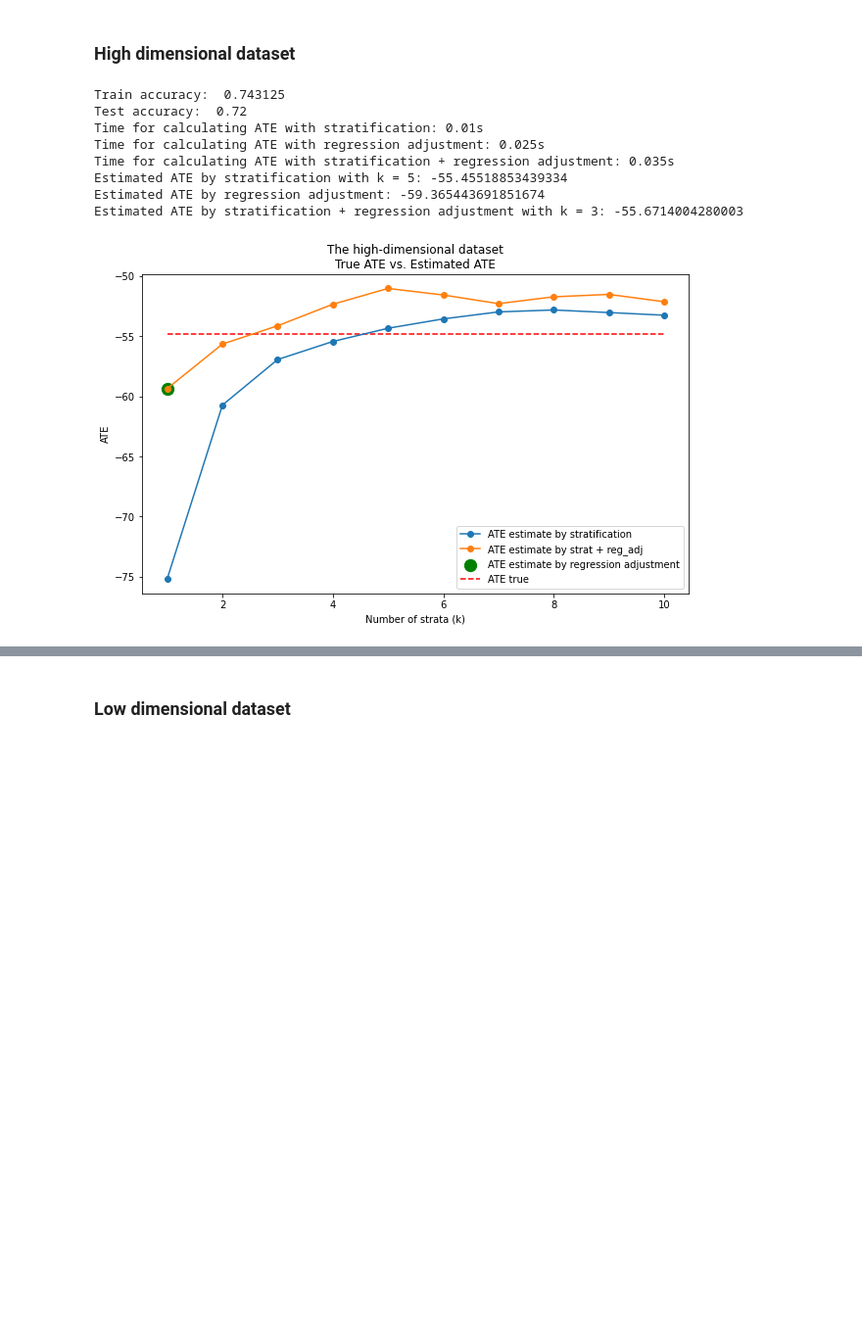
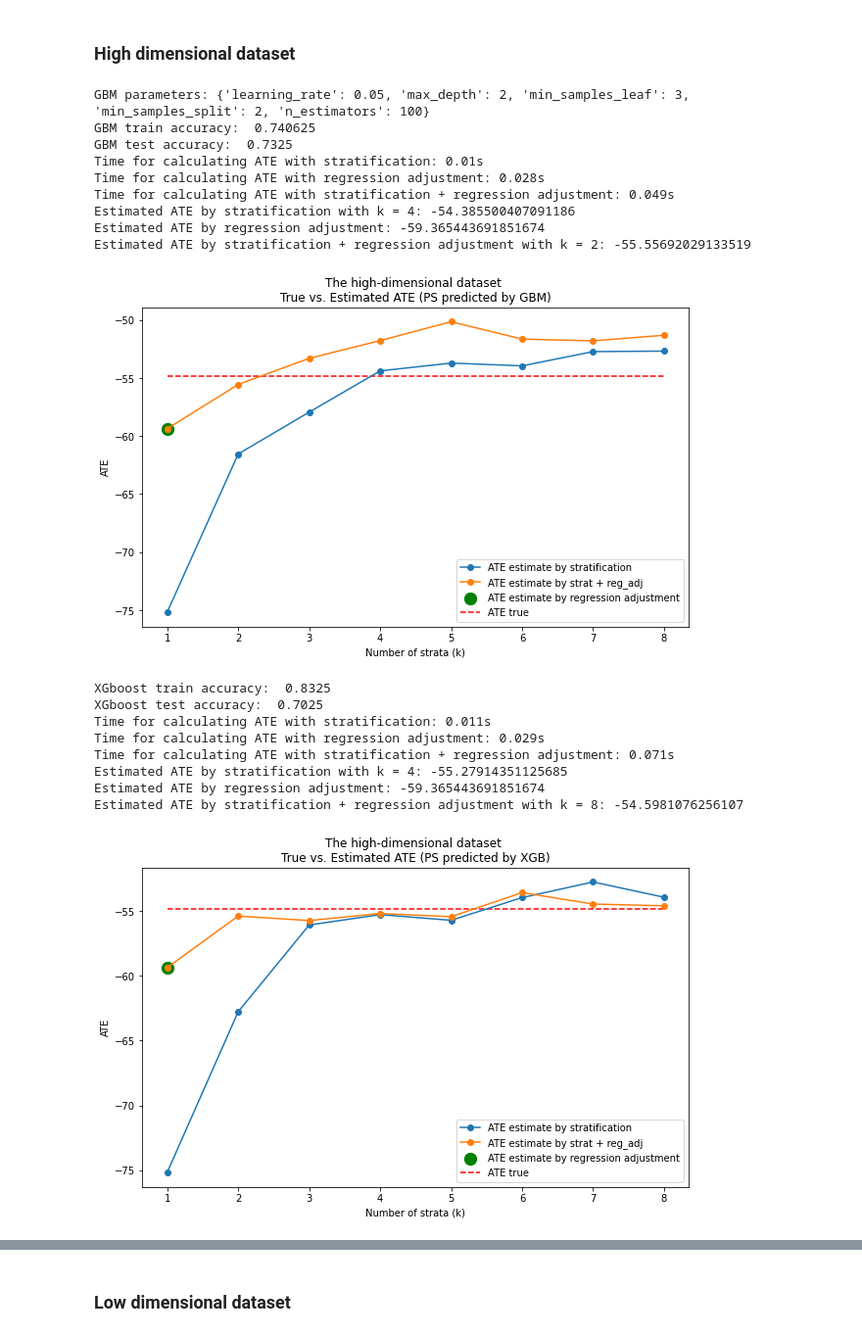
Before and after one commit to TZstatsADS/Spring2021-Project4-group2, a Jupyter notebook: doc/summary3.ipynb, the cells around one changed output, grey strips where cells are left out. Shown at 98% size. Saved outputs shown, nothing was run; the diff lists cells and outputs as text; code cells hidden in the pictures; blank space fills up the shorter version.

```diff
--- a/doc/summary3.ipynb
+++ b/doc/summary3.ipynb
@@ -552,6 +549,7 @@ summary = summary.append(row3)
 # %%
-def estimation_summary(data:pd.DataFrame, data_X:pd.DataFrame, max_k:int, true_ATE=true_ATE, title="high", resample=None):
+def estimation_summary(dataset:pd.DataFrame, max_k:int, true_ATE=true_ATE, title="high", resample=None, boost='GBM'):
     """
+    data:pd.DataFrame, data_X:pd.DataFrame,
     This function reads in data and returns best ATE estimation generated from the
     most appropriate k value for each algorithm.
 
@@ -571,15 +569,17 @@ def estimation_summary(data:pd.DataFrame, data_X:pd.DataFrame, max_k:int, true_A
     log: pd.DataFrame, chunk of summary table
 
     """
+    data, data_X = data_preparation_pipeline(dataset, resample=resample, label=dataset_name, boost=boost)
+
     strat_results = [Calculate_ATE_Strat(data, i) for i in range(1, max_k+1)]
     strat_reg_results = [Calculate_ATE_StratRegrAdjusted_with_X(data, data_X, i) for i in range(1, max_k+1)]
 
     error = [abs(strat_results[i] - true_ATE) for i in range(len(strat_results))]
-    best_k_strat = error.index(min(error))
+    best_k_strat = error.index(min(error))+1
     #best_ATE_strat = strat_results[best_k_strat]
 
     error = [abs(strat_reg_results[i] - true_ATE) for i in range(len(strat_reg_results))]
-    best_k_strat_reg = error.index(min(error))
+    best_k_strat_reg = error.index(min(error))+1
     #best_ATE_strat_reg = strat_reg_results[best_k_strat_reg]
 
     start = time.time()
@@ -597,20 +597,27 @@ def estimation_summary(data:pd.DataFrame, data_X:pd.DataFrame, max_k:int, true_A
     t_combined = time.time()-start
     print("Time for calculating ATE with stratification + regression adjustment: {}s".format(round(t_combined, 4)))
 
-    print("Estimated ATE by stratification with k = {}: {}".format(best_k_strat+1, strat))
+    print("Estimated ATE by stratification with k = {}: {}".format(best_k_strat, strat))
     print("Estimated ATE by regression adjustment: {}".format(regadj))
-    print("Estimated ATE by stratification + regression adjustment with k = {}: {}".format(best_k_strat_reg+1, combined))
+    print("Estimated ATE by stratification + regression adjustment with k = {}: {}".format(best_k_strat_reg, combined))
+
+    # resamping label
+    if resample == 'over':
+        resample_str = '(oversampled)'
+    elif resample == 'smote':
+        resample_str = '(SMOTE)'
+    else: resample_str = ''
 
     # Add results to summary
     log = pd.DataFrame(columns=summary_cols)
-    resample_str = resample if resample != None else ''
-    row1= pd.DataFrame([[str('Stratification (K={})'.format(best_k_strat+1)), str(title+'-dim'+resample_str), 'GBM',
+
+    row1= pd.DataFrame([[str('Stratification (K={})'.format(best_k_strat+1)), str(title+'-dim'+resample_str), boost,
                          t_strat, round((strat-true_ATE)**2,4)]], columns = summary_cols)
     log = log.append(row1)
-    row2= pd.DataFrame([['Regression Adjustment', str(title+'-dim'+resample_str), 'GBM',
+    row2= pd.DataFrame([['Regression Adjustment', str(title+'-dim'+resample_str), boost,
                          t_regadj, round((regadj - true_ATE)**2,4)]], columns = summary_cols)
     log = log.append(row2)
-    row3= pd.DataFrame([[str('Strat. + Reg. Adj. (K={})'.format(best_k_strat_reg+1)), str(title+'-dim'+resample_str), 'GBM',
+    row3= pd.DataFrame([[str('Strat. + Reg. Adj. (K={})'.format(best_k_strat_reg+1)), str(title+'-dim'+resample_str), boost,
                          t_combined, round((combined - true_ATE)**2,4)]], columns = summary_cols)
     log = log.append(row3)
 
@@ -623,15 +630,15 @@ def estimation_summary(data:pd.DataFrame, data_X:pd.DataFrame, max_k:int, true_A
                 label = 'ATE estimate by strat + reg_adj')
     plt.scatter(1, regadj, s=150, label='ATE estimate by regression adjustment',alpha=1, marker='o',c='green')
 
-    plt.hlines(true_ATE, 1, 10, colors='red', linestyles='dashed', label='ATE true')
+    plt.hlines(true_ATE, 1, max_k, colors='red', linestyles='dashed', label='ATE true')
     #plt.hlines(naive_ATE(data), 1, 10, colors='grey', linestyles='dashed', label='ATE Naive')
-    plt.title("The {}-dimensional dataset\nTrue ATE vs. Estimated ATE".format(title))
+    plt.title("The {}-dimensional dataset {}\nTrue vs. Estimated ATE (PS predicted by {})".format(title, resample_str,boost))
     plt.xlabel("Number of strata (k)")
     plt.ylabel("ATE")
     plt.legend()
     plt.show()
 
-    return strat, regadj, combined, log
+    return log
 # %% [markdown]
 ### High dimensional dataset
 # %%
@@ -639,17 +646,27 @@ dataset = highDim_dataset.copy()
 dataset_name = "High-Dimensional Dataset"
 true_ATE = high_true_ATE
 # %%
-data_for_ATE, X_data = data_preparation_pipeline(dataset, resample=None, label=dataset_name)
-strat, regadj, combined, log = estimation_summary(data_for_ATE, X_data, max_k=10, true_ATE=true_ATE,
-                                                  title="high", resample=None)
-summary = summary.append(log)
+for r in [None,'over','smote']:
+    for b in ['GBM','XGB']:
+        log = estimation_summary(dataset, max_k=8, true_ATE=true_ATE, title="high", resample=r, boost=b)
+        summary = summary.append(log)
 # %% [output]
-Train accuracy:  0.743125
-Test accuracy:  0.72
+GBM parameters: {'learning_rate': 0.05, 'max_depth': 2, 'min_samples_leaf': 3, 'min_samples_split': 2, 'n_estimators': 100}
+GBM train accuracy:  0.740625
+GBM test accuracy:  0.7325
 Time for calculating ATE with stratification: 0.01s
-Time for calculating ATE with regression adjustment: 0.025s
-Time for calculating ATE with stratification + regression adjustment: 0.035s
-Estimated ATE by stratification with k = 5: -55.45518853439334
+Time for calculating ATE with regression adjustment: 0.028s
+Time for calculating ATE with stratification + regression adjustment: 0.049s
+Estimated ATE by stratification with k = 4: -54.385500407091186
 Estimated ATE by regression adjustment: -59.365443691851674
-Estimated ATE by stratification + regression adjustment with k = 3: -55.6714004280003
+Estimated ATE by stratification + regression adjustment with k = 2: -55.55692029133519
-[figure, old version]
+[figure, new version]
+XGboost train accuracy:  0.8325
+XGboost test accuracy:  0.7025
+Time for calculating ATE with stratification: 0.011s
+Time for calculating ATE with regression adjustment: 0.029s
+Time for calculating ATE with stratification + regression adjustment: 0.071s
+Estimated ATE by stratification with k = 4: -55.27914351125685
+Estimated ATE by regression adjustment: -59.365443691851674
+Estimated ATE by stratification + regression adjustment with k = 8: -54.5981076256107
+[figure, added]
```
Also changed, not shown: parts of 13 cells of this notebook, 1 other file.
